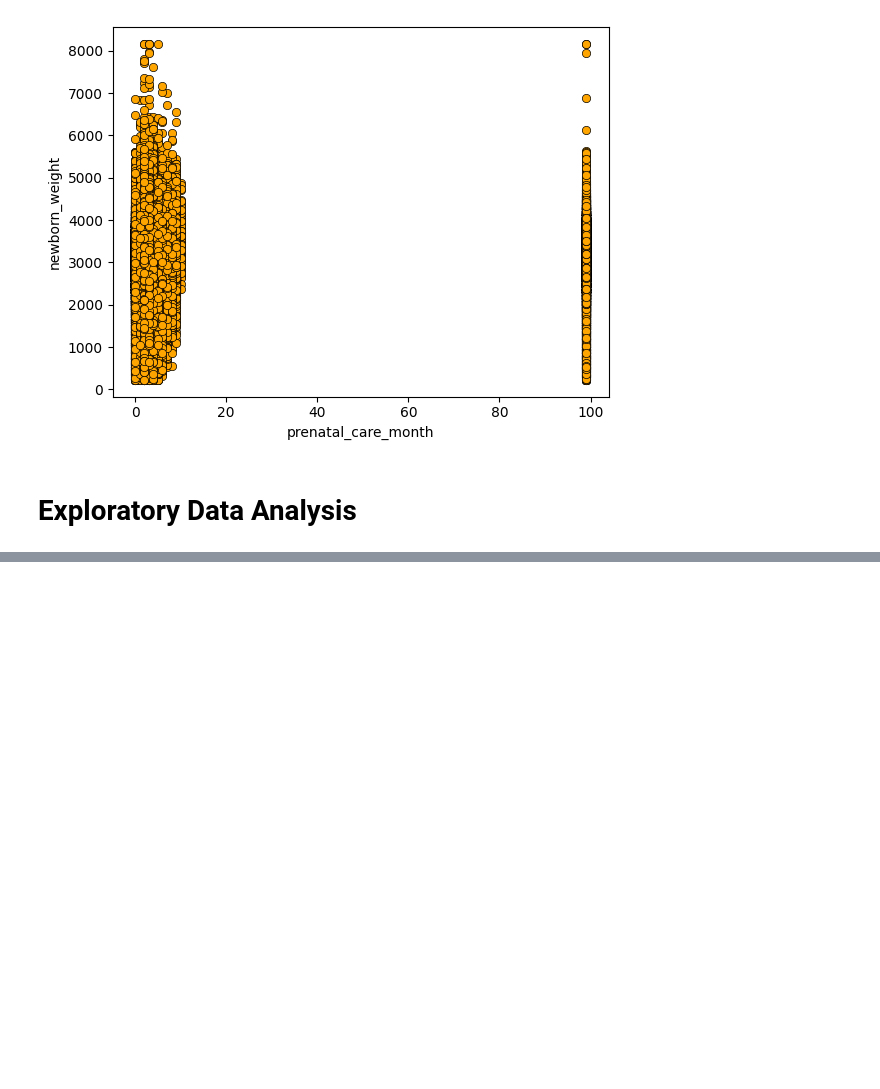
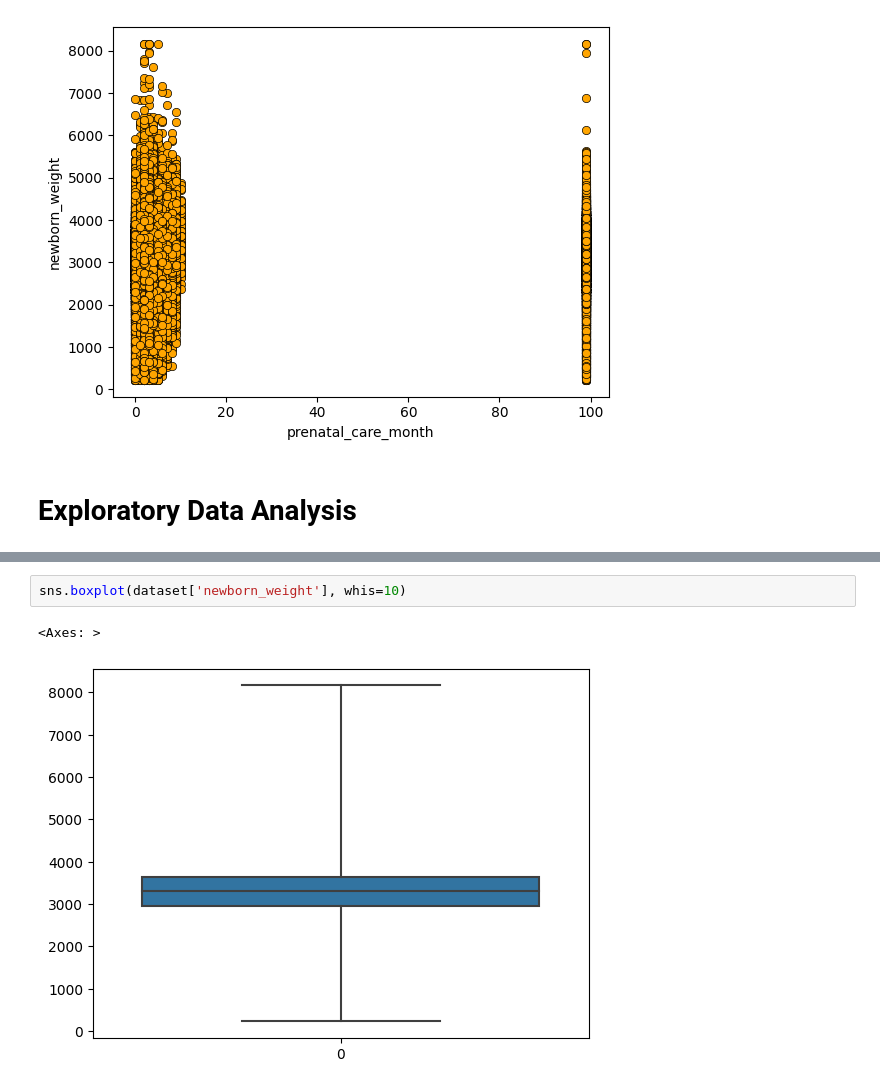
Before and after one commit to AlexWieli/ML_project, a Jupyter notebook: regression/regression.ipynb, the cells around one changed output, grey strips where cells are left out. Drawn from its saved outputs; the diff is of its cells as text; blank space fills up the shorter version.

```diff
--- a/regression/regression.ipynb
+++ b/regression/regression.ipynb
@@ -354,0 +303,5 @@ KeyError: 'mother_marital_status'
+# %%
+sns.boxplot(dataset['newborn_weight'], whis=10)
+# %% [output]
+<Axes: >
+[figure, added]
```
Also changed, not shown: parts of 20 cells of this notebook.
